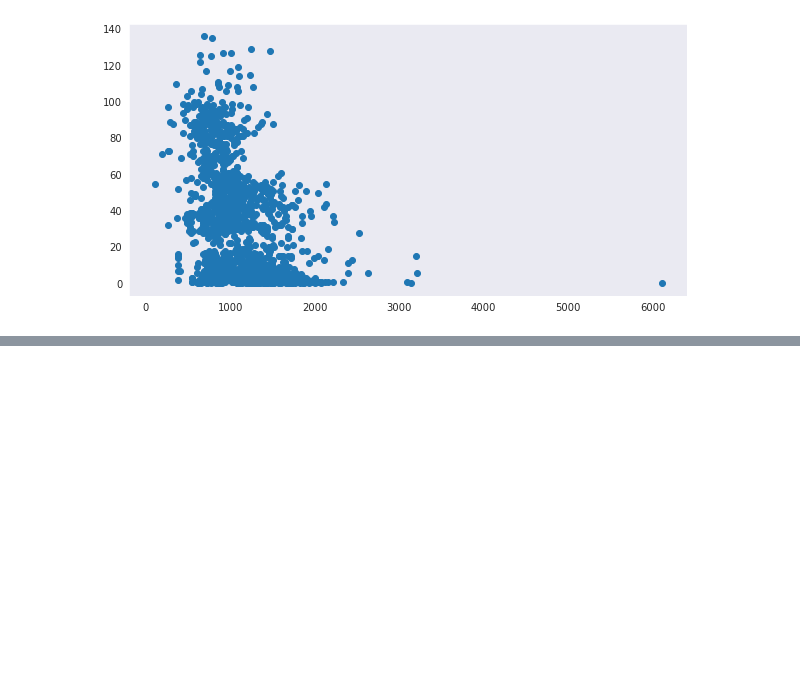
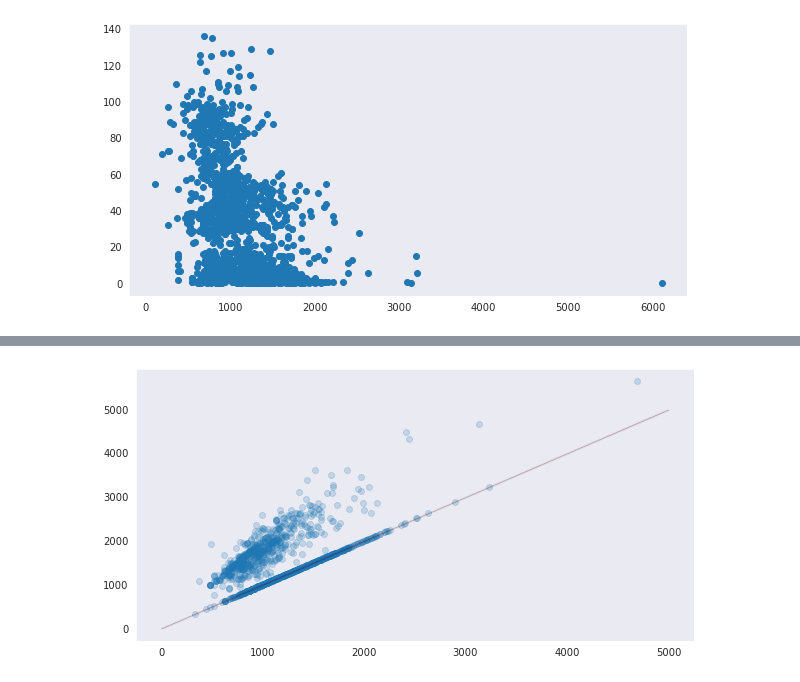
Before and after one commit to blue-santa/ames-housing, a Jupyter notebook: A_Multivariable_Study_of_the_Ames_Housing_Dataset.ipynb, the cells around one changed output, grey strips where cells are left out. Saved outputs shown, nothing was run; the diff lists cells and outputs as text; code cells hidden in the pictures; blank space fills up the shorter version.

```diff
--- a/A_Multivariable_Study_of_the_Ames_Housing_Dataset.ipynb
+++ b/A_Multivariable_Study_of_the_Ames_Housing_Dataset.ipynb
@@ -713,0 +788,9 @@ plt.scatter(features_abbr['TotalBsmtSF'], features_abbr['AgeWhenSold'])
+# %%
+plt.figure(figsize=(10,5))
+plt.scatter(features_abbr['1stFlrSF'], features_abbr['GrLivArea'], alpha=0.2)
+x = np.arange(5000)
+y = np.arange(5000)
+plt.scatter(x, y, color='darkred', alpha=0.01, s=1)
+plt.show()
+# %% [output]
+[figure, added]
```
Also changed, not shown: parts of 65 cells of this notebook, 2 other files.
